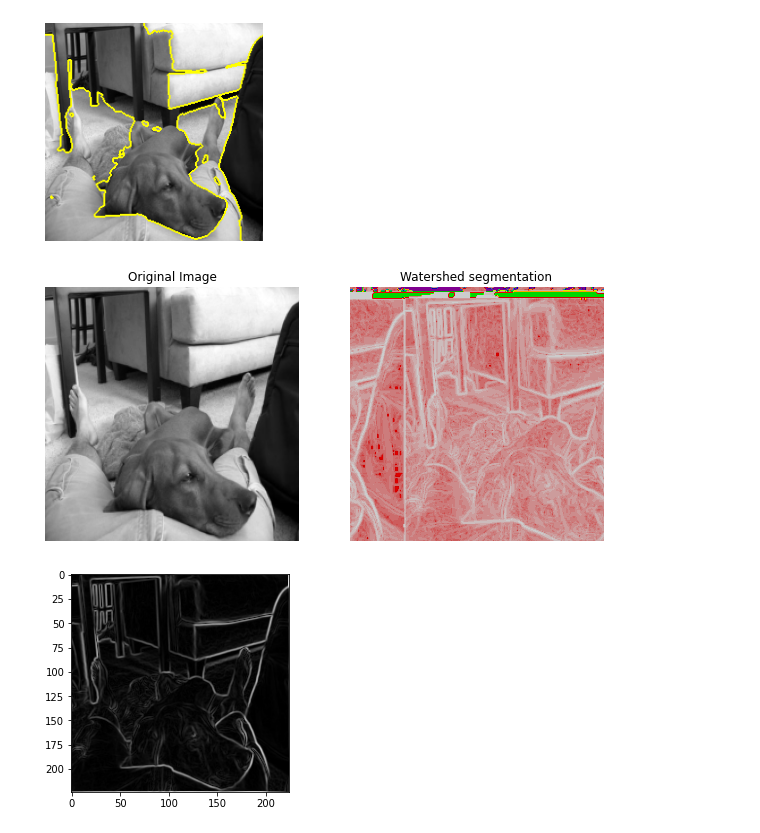
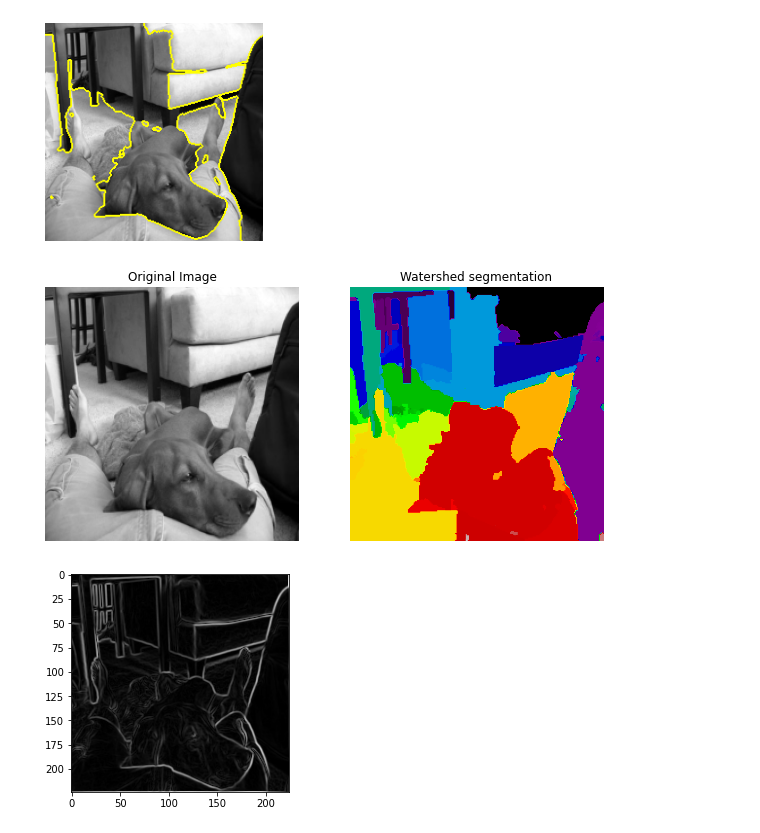
Before and after one commit to YSLCoat/learnableTokenizer, a Jupyter notebook: src/superpixelAlgorithms/WatershedNotebook.ipynb, the cells around one changed output. Saved outputs shown, nothing was run; the diff lists cells and outputs as text; code cells hidden in the pictures.

```diff
--- a/src/superpixelAlgorithms/WatershedNotebook.ipynb
+++ b/src/superpixelAlgorithms/WatershedNotebook.ipynb
@@ -38,10 +38,10 @@ train_loader = torch.utils.data.DataLoader(train_dataset, batch_size=32, shuffle
 
 # Select a random image from the data loader
 random_index = 3#random.randint(0, len(train_dataset) - 1)
-image, _ = train_dataset[random_index]
+image_raw, _ = train_dataset[random_index]
 
 # Convert the image to a floating point data type
-image = img_as_float(image)
+image = img_as_float(image_raw)
 
 plt.imshow(image)
 plt.axis("off")
@@ -254,6 +254,7 @@ def differentiable_watershed(image, seed_net):
 
     return labeled, seeds
 # %%
+
 import numpy as np
 import matplotlib.pyplot as plt
 from scipy import ndimage as ndi
@@ -264,6 +265,7 @@ import torch.nn.functional as F
 
 
 def sobel_filter(image):
+    """Instead of fixed sobel kernels can we make the parameters in the kernels learnable? This could let the model learn the optimal edge detection filters"""
     # Convert image to a PyTorch tensor and add batch and channel dimensions
     image = torch.tensor(image, dtype=torch.float32).unsqueeze(0).unsqueeze(0)
 
@@ -297,7 +299,7 @@ def generate_binary_structure(rank, connectivity):
     output = np.add.reduce(output, 0)
     return output <= connectivity
 
-def label(input, structure=None, output=None):
+def connected_components(input, structure=None):
     input = np.asarray(input)
     if np.iscomplexobj(input):
         raise TypeError('Complex type not supported')
@@ -312,29 +314,7 @@ def label(input, structure=None, output=None):
         if ii != 3:
             raise ValueError('structure dimensions must be equal to 3')
 
-    if isinstance(output, np.ndarray):
-        if output.shape != input.shape:
-            raise ValueError("output shape not correct")
-        caller_provided_output = True
-    else:
-        caller_provided_output = False
-        if output is None:
-            output = np.empty(input.shape, np.int32)
-        else:
-            output = np.empty(input.shape, output)
-
-    labeled_array, num_features = _label(input, structure, output)
-
-    if caller_provided_output:
-        return num_features
-    else:
-        return labeled_array, num_features
-
-def _label(input, structure, output):
-    """
-    Internal labeling function that uses a flood fill algorithm to label connected components.
-    """
-    input = input.astype(bool)
+    output = np.zeros(input.shape, np.int32)
     label = 1
     max_label = 0
 
@@ -358,6 +338,7 @@ def _label(input, structure, output):
 
     return output, max_label
 
+
 def watershed_from_scratch(image):
     # Convert image to grayscale
     if len(image.shape) == 3:
@@ -367,13 +348,25 @@ def watershed_from_scratch(image):
     gradient = sobel_filter(image)
 
     # Generate markers
+    """
+    these markers is to identifies specific regions in the image that will serve as starting points (seeds) for the watershed algorithm. In traditional watershed segmentation:
+    Low-Intensity Markers (1): These typically correspond to the darker regions in the image, which could represent background or specific objects of interest.
+    High-Intensity Markers (2): These typically correspond to the brighter regions in the image, which could represent different objects or features of interest.
+
+    By using these markers, the watershed algorithm can "flood" the image from these predefined seed points, allowing for more controlled and accurate segmentation of different regions within the image.
+    Instead of using percentiles, could we make the placement of the markers learnable instead?
+    """
     markers = np.zeros_like(image)
     markers[image < np.percentile(image, 10)] = 1
     markers[image > np.percentile(image, 90)] = 2
 
     # Simulate flooding process
-    # from scipy.ndimage import label, generate_binary_structure
-    labeled, _ = label(markers)
+    """
+    The flooding process inherently involves non-differentiable operations like heap-based priority queues.
+    To make this differentiable, we can approximate the process using differentiable operations,
+    such as softmax for computing probabilities of pixel assignments.
+    """
+    labeled, _ = connected_components(markers)
 
     import heapq
     heap = []
@@ -383,32 +376,32 @@ def watershed_from_scratch(image):
 
     while heap:
         h, i, j, label_val = heapq.heappop(heap)
         for di in range(-1, 2):
             for dj in range(-1, 2):
                 ni, nj = i + di, j + dj
                 if 0 <= ni < gradient.shape[0] and 0 <= nj < gradient.shape[1]:
                     if labeled[ni, nj] == 0:
                         labeled[ni, nj] = label_val
                         heapq.heappush(heap, (gradient[ni, nj], ni, nj, label_val))
 
 
     plt.figure(figsize=(10, 5))
     plt.subplot(1, 2, 1)
     plt.imshow(image, cmap='gray')
     plt.title('Original Image')
     plt.axis('off')
 
     plt.subplot(1, 2, 2)
     plt.imshow(labeled, cmap='nipy_spectral')
     plt.title('Watershed segmentation')
     plt.axis('off')
 
     plt.show()
 
     plt.imshow(gradient, cmap='gray')
 
 
 watershed_from_scratch(image)
 # %% [output]
-[figure, old version]
+[figure, new version]
 [figure]
```
Also changed, not shown: parts of 6 cells of this notebook.
